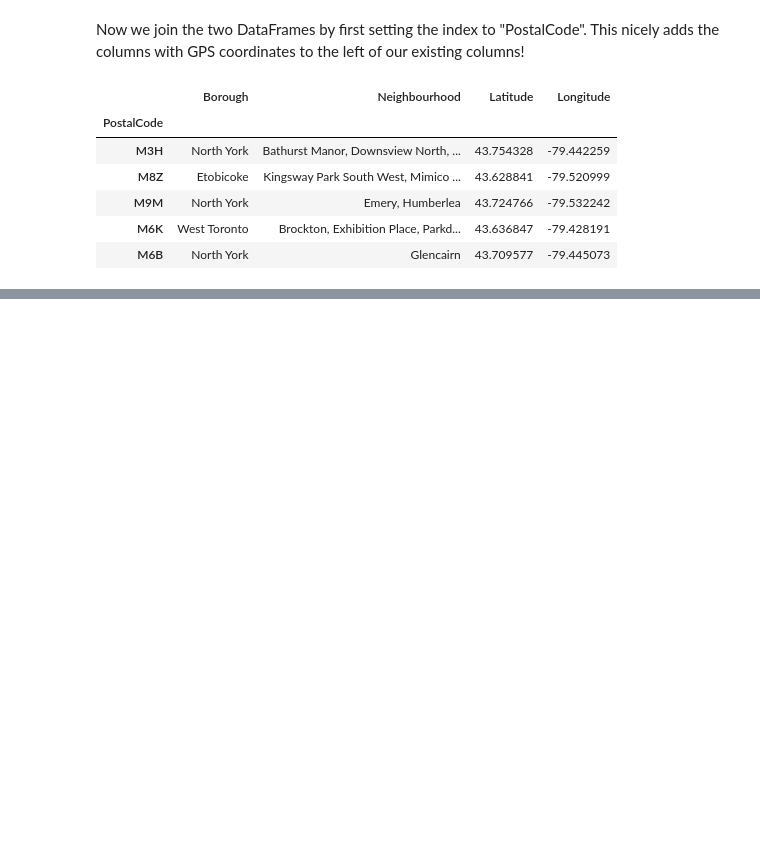
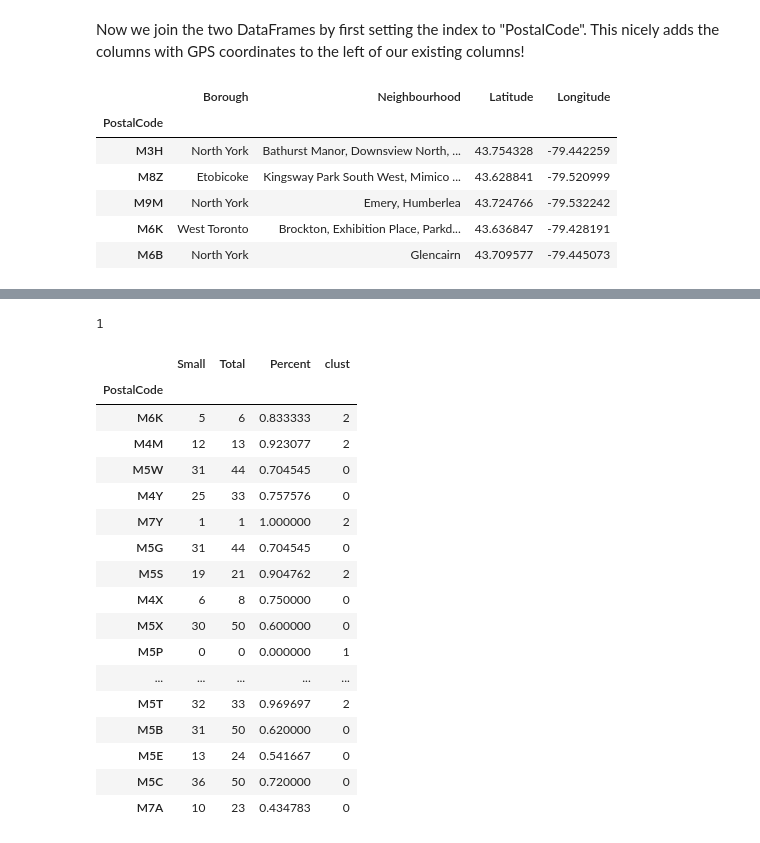
Before and after one commit to ericcanton/Coursera_Capstone, a Jupyter notebook: Segmentation_clustering_Toronto.ipynb, the cells around one changed output, grey strips where cells are left out. Cells and saved outputs as stored; diff of their text form; code cells hidden in the pictures; blank space fills up the shorter version.

```diff
--- a/Segmentation_clustering_Toronto.ipynb
+++ b/Segmentation_clustering_Toronto.ipynb
@@ -180,0 +259,33 @@ There are probably lots of interesting things to be done with this data, but hon
+# %%
+kmeans = KMeans(n_clusters=3)
+# %%
+clusts = kmeans.fit(postcode_df[['Percent']])
+# %%
+clust_labels = clusts.labels_
+# %%
+clust_labels[10]
+# %% [output]
+1
+# %%
+postcode_df['clust'] = clust_labels
+# %%
+postcode_df.head(20)
+# %% [output]
+|  | Small | Total | Percent | clust |
+| PostalCode |  |  |  |  |
+| M6K | 5 | 6 | 0.833333 | 2 |
+| M4M | 12 | 13 | 0.923077 | 2 |
+| M5W | 31 | 44 | 0.704545 | 0 |
+| M4Y | 25 | 33 | 0.757576 | 0 |
+| M7Y | 1 | 1 | 1.000000 | 2 |
+| M5G | 31 | 44 | 0.704545 | 0 |
+| M5S | 19 | 21 | 0.904762 | 2 |
+| M4X | 6 | 8 | 0.750000 | 0 |
+| M5X | 30 | 50 | 0.600000 | 0 |
+| M5P | 0 | 0 | 0.000000 | 1 |
+| ... | ... | ... | ... | ... |
+| M5T | 32 | 33 | 0.969697 | 2 |
+| M5B | 31 | 50 | 0.620000 | 0 |
+| M5E | 13 | 24 | 0.541667 | 0 |
+| M5C | 36 | 50 | 0.720000 | 0 |
+| M7A | 10 | 23 | 0.434783 | 0 |
```
Also changed, not shown: parts of 11 cells of this notebook.
